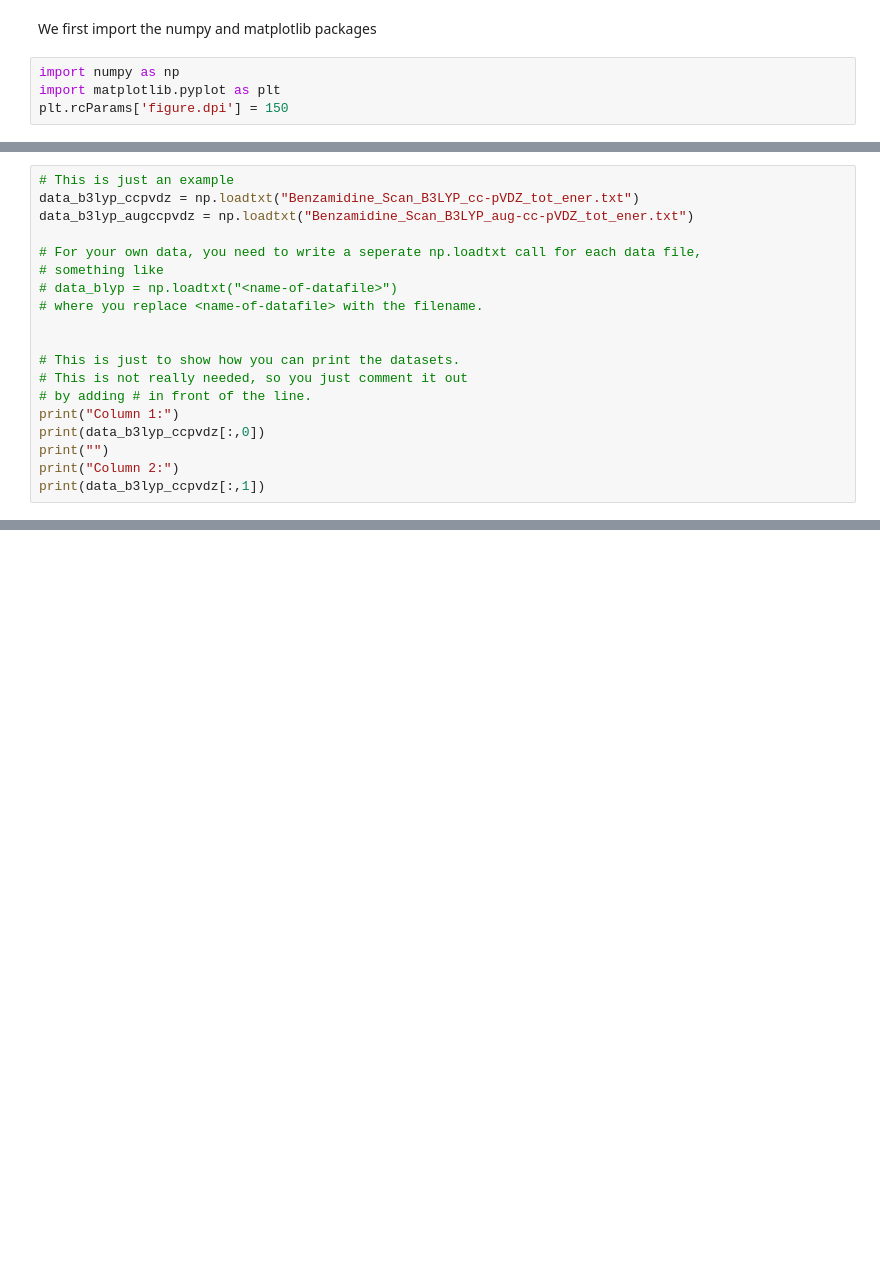
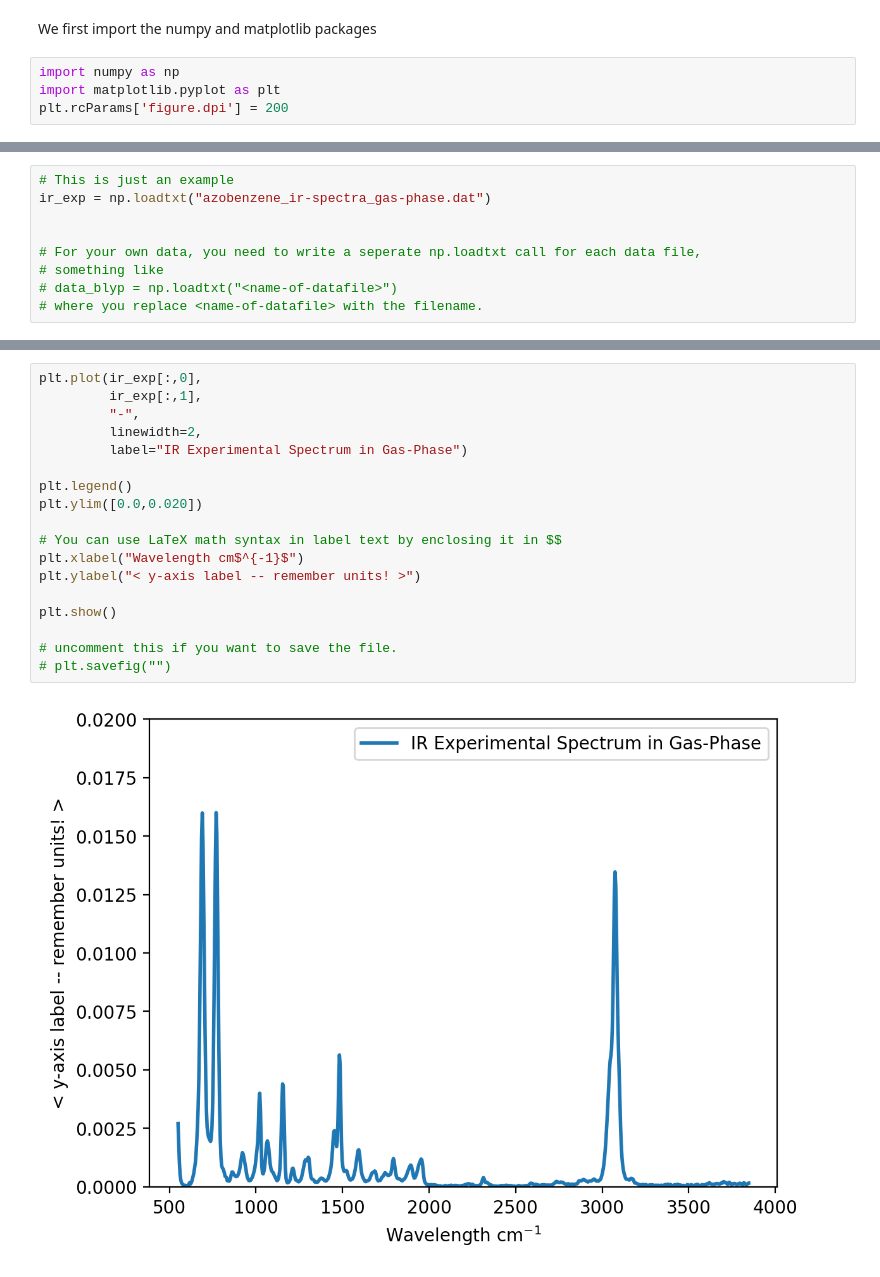
Before and after one commit to valsson-group/UNT-Chem5660-Fall2023, a Jupyter notebook: Python-PlotData/Plot_IR_Spectra.ipynb, the cells around one changed output, grey strips where cells are left out. Saved outputs shown, nothing was run; the diff lists cells and outputs as text; blank space fills up the shorter version.

```diff
--- a/Python-PlotData/Plot_IR_Spectra.ipynb
+++ b/Python-PlotData/Plot_IR_Spectra.ipynb
@@ -15,4 +11,4 @@ We first import the numpy and matplotlib packages
 # %%
 import numpy as np
 import matplotlib.pyplot as plt
-plt.rcParams['figure.dpi'] = 150
+plt.rcParams['figure.dpi'] = 200
@@ -47,19 +27,9 @@ For your own data sets, you need to do a seperate `np.loadtxt` call for each dat
 # %%
 # This is just an example
-data_b3lyp_ccpvdz = np.loadtxt("Benzamidine_Scan_B3LYP_cc-pVDZ_tot_ener.txt")
-data_b3lyp_augccpvdz = np.loadtxt("Benzamidine_Scan_B3LYP_aug-cc-pVDZ_tot_ener.txt")
+ir_exp = np.loadtxt("azobenzene_ir-spectra_gas-phase.dat")
+
 
 # For your own data, you need to write a seperate np.loadtxt call for each data file,
 # something like
 # data_blyp = np.loadtxt("<name-of-datafile>")
 # where you replace <name-of-datafile> with the filename.
-
-
-# This is just to show how you can print the datasets.
-# This is not really needed, so you just comment it out
-# by adding # in front of the line.
-print("Column 1:")
-print(data_b3lyp_ccpvdz[:,0])
-print("")
-print("Column 2:")
-print(data_b3lyp_ccpvdz[:,1])
@@ -132,0 +40,20 @@ plt.savefig("plot.png")
+# %%
+plt.plot(ir_exp[:,0],
+         ir_exp[:,1],
+         "-",
+         linewidth=2,
+         label="IR Experimental Spectrum in Gas-Phase")
+
+plt.legend()
+plt.ylim([0.0,0.020])
+
+# You can use LaTeX math syntax in label text by enclosing it in $$
+plt.xlabel("Wavelength cm$^{-1}$")
+plt.ylabel("< y-axis label -- remember units! >")
+
+plt.show()
+
+# uncomment this if you want to save the file.
+# plt.savefig("")
+# %% [output]
+[figure, added]
```
Also changed, not shown: parts of 8 cells of this notebook.
